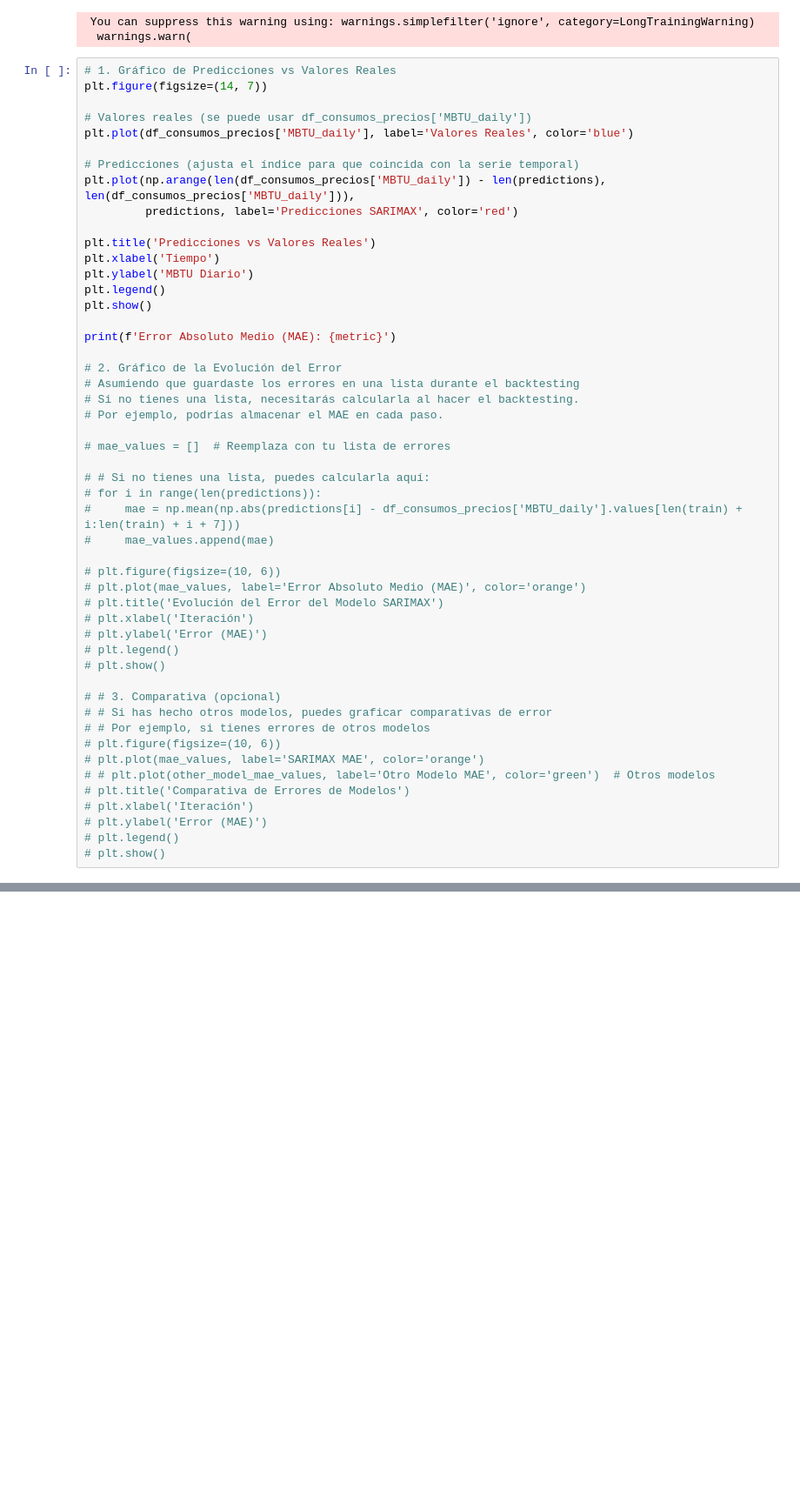
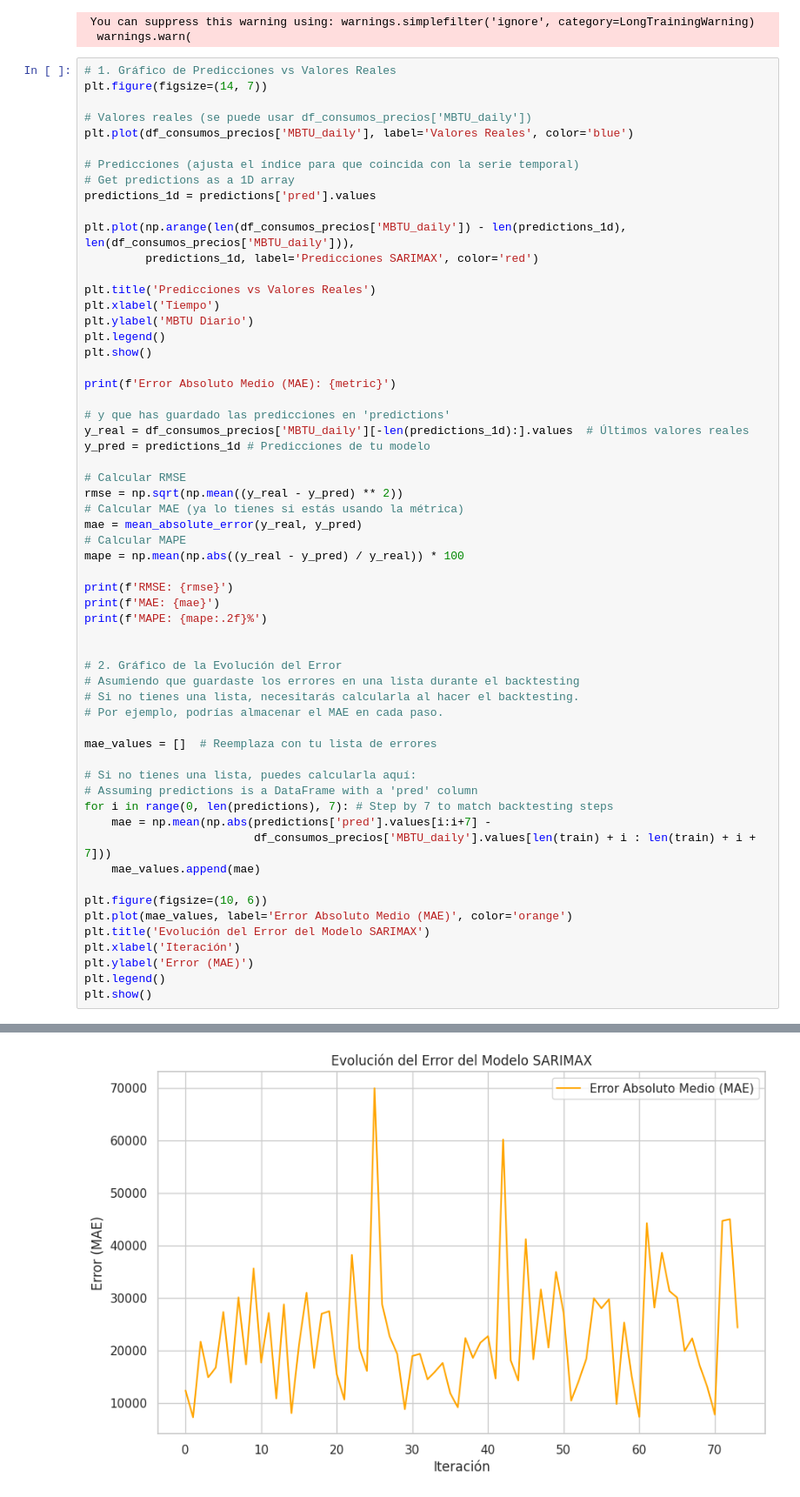
Before and after one commit to Jflorez05/Monografia_Especializacion, a Jupyter notebook: Monografia_Pred_Consumo_Gas_v3Colab.ipynb, the cells around one changed output, grey strips where cells are left out. Shown at 87% size. Drawn from its saved outputs; the diff is of its cells as text; blank space fills up the shorter version.

```diff
--- a/Monografia_Pred_Consumo_Gas_v3Colab.ipynb
+++ b/Monografia_Pred_Consumo_Gas_v3Colab.ipynb
@@ -1381,8 +1381,11 @@ plt.figure(figsize=(14, 7))
 plt.plot(df_consumos_precios['MBTU_daily'], label='Valores Reales', color='blue')
 
 # Predicciones (ajusta el índice para que coincida con la serie temporal)
-plt.plot(np.arange(len(df_consumos_precios['MBTU_daily']) - len(predictions), len(df_consumos_precios['MBTU_daily'])),
-         predictions, label='Predicciones SARIMAX', color='red')
+# Get predictions as a 1D array
+predictions_1d = predictions['pred'].values
+
+plt.plot(np.arange(len(df_consumos_precios['MBTU_daily']) - len(predictions_1d), len(df_consumos_precios['MBTU_daily'])),
+         predictions_1d, label='Predicciones SARIMAX', color='red')
 
 plt.title('Predicciones vs Valores Reales')
 plt.xlabel('Tiempo')
@@ -1392,37 +1395,43 @@ plt.show()
 
 print(f'Error Absoluto Medio (MAE): {metric}')
 
+# y que has guardado las predicciones en 'predictions'
+y_real = df_consumos_precios['MBTU_daily'][-len(predictions_1d):].values  # Últimos valores reales
+y_pred = predictions_1d # Predicciones de tu modelo
+
+# Calcular RMSE
+rmse = np.sqrt(np.mean((y_real - y_pred) ** 2))
+# Calcular MAE (ya lo tienes si estás usando la métrica)
+mae = mean_absolute_error(y_real, y_pred)
+# Calcular MAPE
+mape = np.mean(np.abs((y_real - y_pred) / y_real)) * 100
+
+print(f'RMSE: {rmse}')
+print(f'MAE: {mae}')
+print(f'MAPE: {mape:.2f}%')
+
+
 # 2. Gráfico de la Evolución del Error
 # Asumiendo que guardaste los errores en una lista durante el backtesting
 # Si no tienes una lista, necesitarás calcularla al hacer el backtesting.
 # Por ejemplo, podrías almacenar el MAE en cada paso.
 
-# mae_values = []  # Reemplaza con tu lista de errores
+mae_values = []  # Reemplaza con tu lista de errores
 
-# # Si no tienes una lista, puedes calcularla aquí:
-# for i in range(len(predictions)):
-#     mae = np.mean(np.abs(predictions[i] - df_consumos_precios['MBTU_daily'].values[len(train) + i:len(train) + i + 7]))
-#     mae_values.append(mae)
+# Si no tienes una lista, puedes calcularla aquí:
+# Assuming predictions is a DataFrame with a 'pred' column
+for i in range(0, len(predictions), 7): # Step by 7 to match backtesting steps
+    mae = np.mean(np.abs(predictions['pred'].values[i:i+7] -
+                         df_consumos_precios['MBTU_daily'].values[len(train) + i : len(train) + i + 7]))
+    mae_values.append(mae)
 
-# plt.figure(figsize=(10, 6))
-# plt.plot(mae_values, label='Error Absoluto Medio (MAE)', color='orange')
-# plt.title('Evolución del Error del Modelo SARIMAX')
-# plt.xlabel('Iteración')
-# plt.ylabel('Error (MAE)')
-# plt.legend()
-# plt.show()
-
-# # 3. Comparativa (opcional)
-# # Si has hecho otros modelos, puedes graficar comparativas de error
-# # Por ejemplo, si tienes errores de otros modelos
-# plt.figure(figsize=(10, 6))
-# plt.plot(mae_values, label='SARIMAX MAE', color='orange')
-# # plt.plot(other_model_mae_values, label='Otro Modelo MAE', color='green')  # Otros modelos
-# plt.title('Comparativa de Errores de Modelos')
-# plt.xlabel('Iteración')
-# plt.ylabel('Error (MAE)')
-# plt.legend()
-# plt.show()
+plt.figure(figsize=(10, 6))
+plt.plot(mae_values, label='Error Absoluto Medio (MAE)', color='orange')
+plt.title('Evolución del Error del Modelo SARIMAX')
+plt.xlabel('Iteración')
+plt.ylabel('Error (MAE)')
+plt.legend()
+plt.show()
 # %% [output]
 [figure]
 Error Absoluto Medio (MAE):    mean_absolute_error
@@ -1429,0 +1442 @@ Error Absoluto Medio (MAE):    mean_absolute_error
+[figure, added]
```
Also changed, not shown: parts of 16 cells of this notebook.
